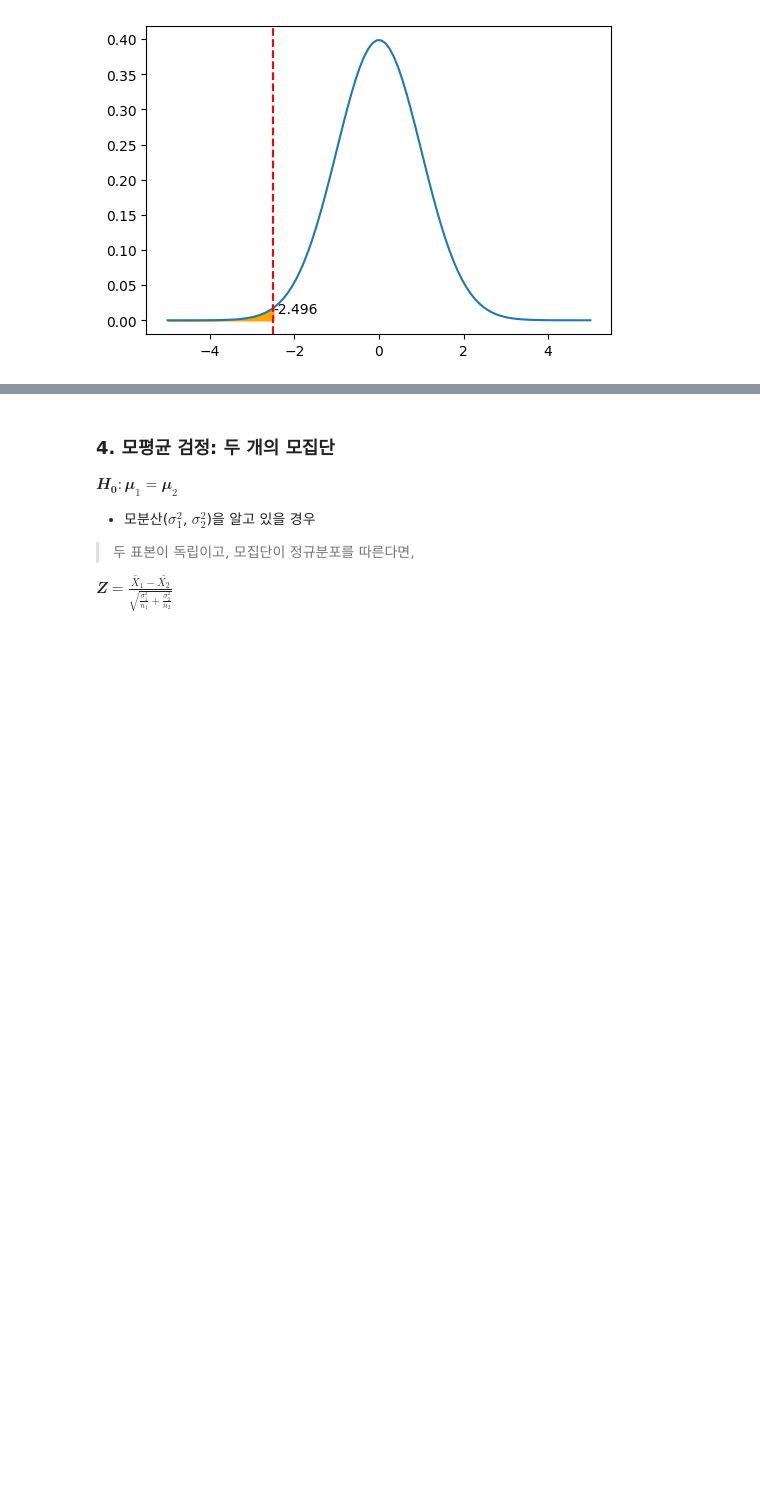
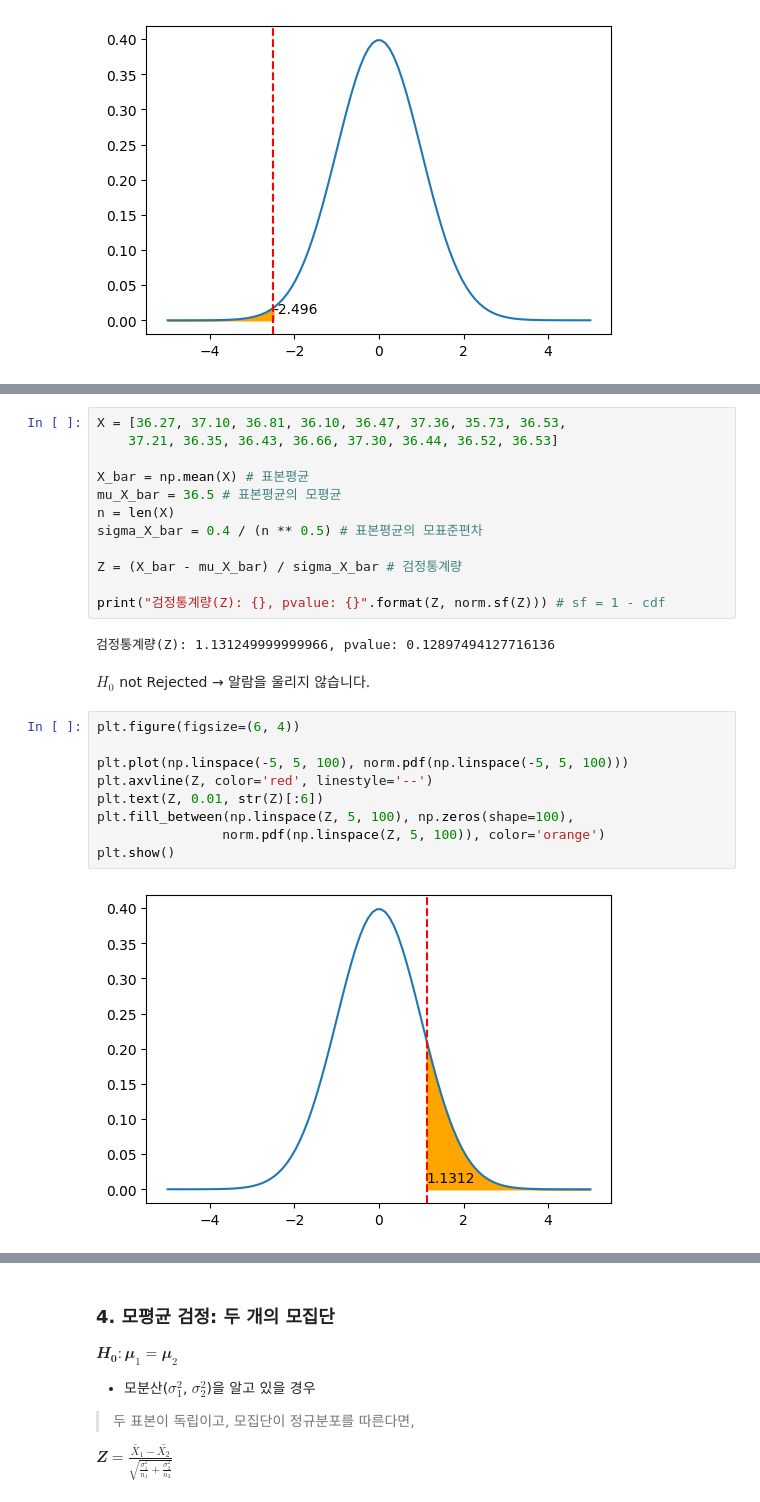
Before and after one commit to sunkusun9/DS_Lv3_elearning, a Jupyter notebook: 2-3 가설 검정.ipynb, the cells around one changed output, grey strips where cells are left out. Drawn from its saved outputs; the diff is of its cells as text; blank space fills up the shorter version.

```diff
--- a/2-3 가설 검정.ipynb
+++ b/2-3 가설 검정.ipynb
@@ -247,0 +271,27 @@ $t \sim t(n-1)$
+# %%
+X = [36.27, 37.10, 36.81, 36.10, 36.47, 37.36, 35.73, 36.53,
+    37.21, 36.35, 36.43, 36.66, 37.30, 36.44, 36.52, 36.53]
+
+X_bar = np.mean(X) # 표본평균
+mu_X_bar = 36.5 # 표본평균의 모평균
+n = len(X)
+sigma_X_bar = 0.4 / (n ** 0.5) # 표본평균의 모표준편차
+
+Z = (X_bar - mu_X_bar) / sigma_X_bar # 검정통계량
+
+print("검정통계량(Z): {}, pvalue: {}".format(Z, norm.sf(Z))) # sf = 1 - cdf
+# %% [output]
+검정통계량(Z): 1.131249999999966, pvalue: 0.12897494127716136
+# %% [markdown]
+$H_0$ not Rejected → 알람을 울리지 않습니다.
+# %%
+plt.figure(figsize=(6, 4))
+
+plt.plot(np.linspace(-5, 5, 100), norm.pdf(np.linspace(-5, 5, 100)))
+plt.axvline(Z, color='red', linestyle='--')
+plt.text(Z, 0.01, str(Z)[:6])
+plt.fill_between(np.linspace(Z, 5, 100), np.zeros(shape=100),
+                norm.pdf(np.linspace(Z, 5, 100)), color='orange')
+plt.show()
+# %% [output]
+[figure, added]
```
Also changed, not shown: parts of 34 cells of this notebook, 10 other files.
